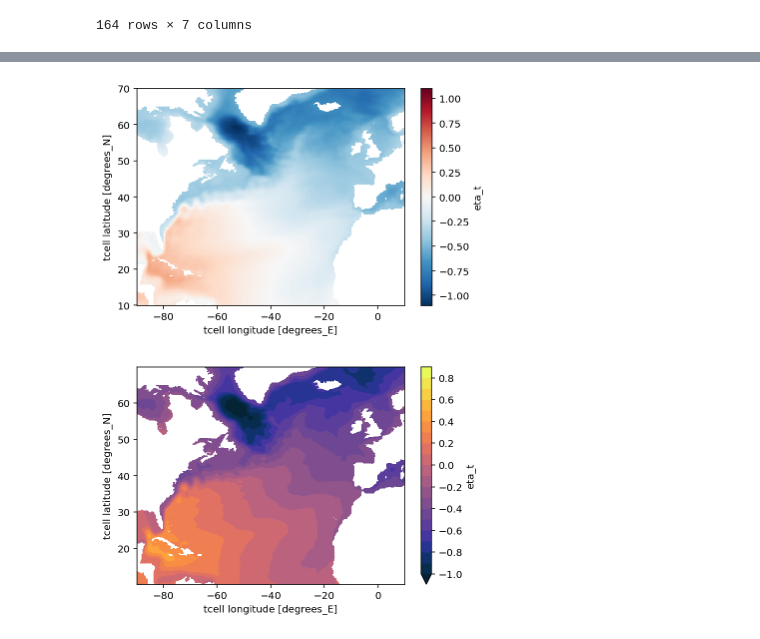
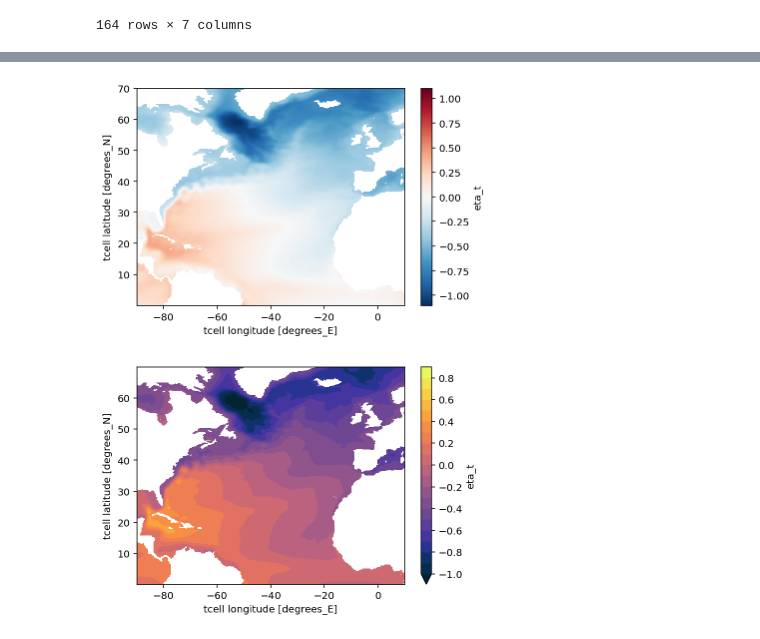
Before and after one commit to dhruvbhagtani/PV_Flux, a Jupyter notebook: PV_Flux.ipynb, the cells around one changed output, grey strips where cells are left out. Cells and saved outputs as stored; diff of their text form; code cells hidden in the pictures.

```diff
--- a/PV_Flux.ipynb
+++ b/PV_Flux.ipynb
@@ -64,13 +66,13 @@ vars_025deg[vars_025deg['name'].str.lower().str.match('eta')]
 # %%
 expt = '025deg_jra55_ryf9091_gadi'
 variable = 'eta_t'
 eta_t = cc.querying.getvar(expt,variable,session,
                             start_time='2000-01-01',
-                            end_time='2000-12-31').sel(yt_ocean=slice(10,70)).sel(xt_ocean=slice(-90,10))
+                            end_time='2000-12-31').sel(yt_ocean=slice(0,70)).sel(xt_ocean=slice(-90,10))
 eta_t = eta_t.mean('time')
 eta_t.plot();
 # %% [output]
-[figure, old version]
+[figure, new version]
 # %%
 r0 = 6.371 * 10**6
 Gradx_eta = eta_t.differentiate('xt_ocean')*(180/np.pi)/(r0*np.cos((eta_t.yt_ocean*np.pi)/180))
@@ -78,7 +80,7 @@ Grady_eta = eta_t.differentiate('yt_ocean')*(180/np.pi)/r0
 # %%
 eta_t.plot.contourf(levels=np.arange(-1,1,0.1), cmap=cm.cm.thermal);
 # %% [output]
-[figure, old version]
+[figure, new version]
 # %%
 vars_025deg = cc.querying.get_variables(session, experiment='025deg_jra55_ryf9091_gadi')
 vars_025deg[vars_025deg['name'].str.lower().str.match('pot')]
```
Also changed, not shown: parts of 4 cells of this notebook.
